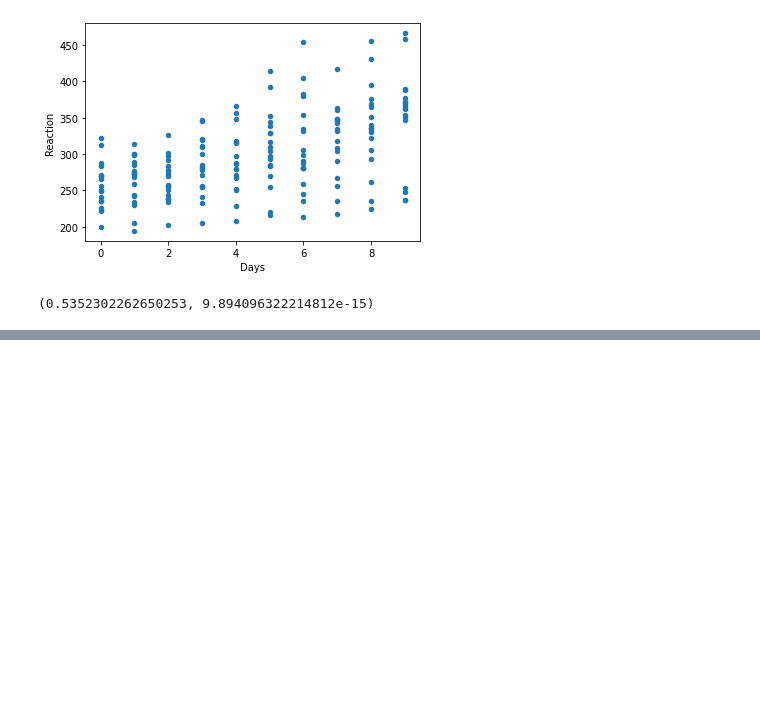
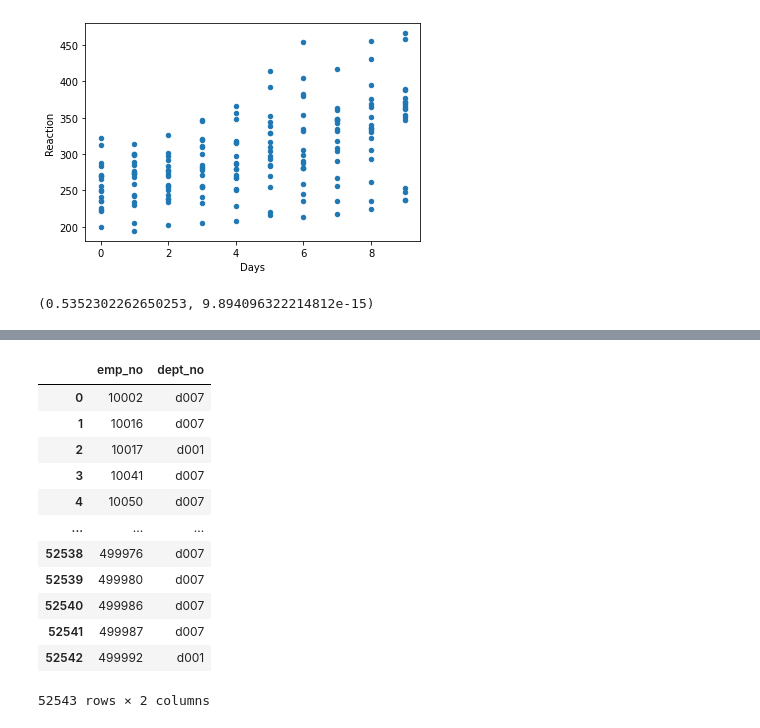
Before and after one commit to watermanbrandyn/statistics-exercises, a Jupyter notebook: hypothesis_testing.ipynb, the cells around one changed output, grey strips where cells are left out. Cells and saved outputs as stored; diff of their text form; code cells hidden in the pictures; blank space fills up the shorter version.

```diff
--- a/hypothesis_testing.ipynb
+++ b/hypothesis_testing.ipynb
@@ -511,0 +626,23 @@ r, p
+# %%
+query2 = '''
+SELECT
+    d.emp_no, d.dept_no
+FROM dept_emp d
+WHERE d.to_date > NOW()
+AND d.dept_no IN ('d007', 'd001')
+'''
+emp_dept = pd.read_sql(query2, e_url)
+# %% [output]
+|  | emp_no | dept_no |
+| 0 | 10002 | d007 |
+| 1 | 10016 | d007 |
+| 2 | 10017 | d001 |
+| 3 | 10041 | d007 |
+| 4 | 10050 | d007 |
+| ... | ... | ... |
+| 52538 | 499976 | d007 |
+| 52539 | 499980 | d007 |
+| 52540 | 499986 | d007 |
+| 52541 | 499987 | d007 |
+| 52542 | 499992 | d001 |
+52543 rows × 2 columns
```
Also changed, not shown: parts of 26 cells of this notebook.
